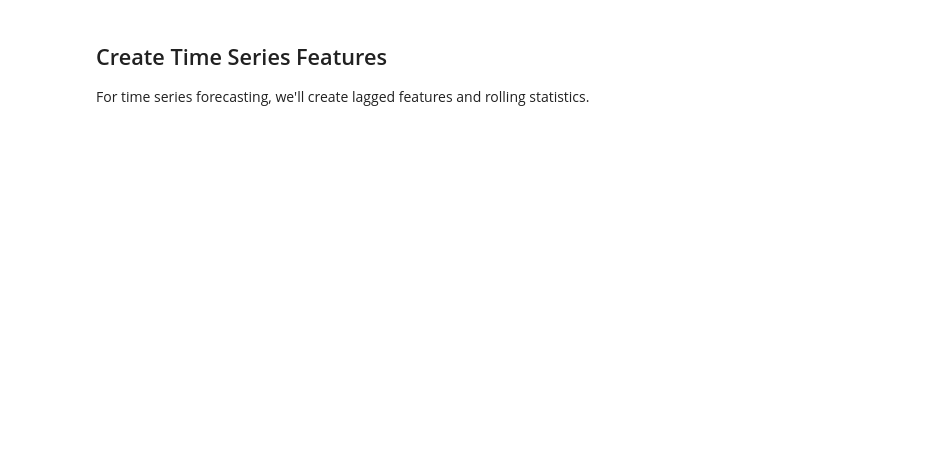
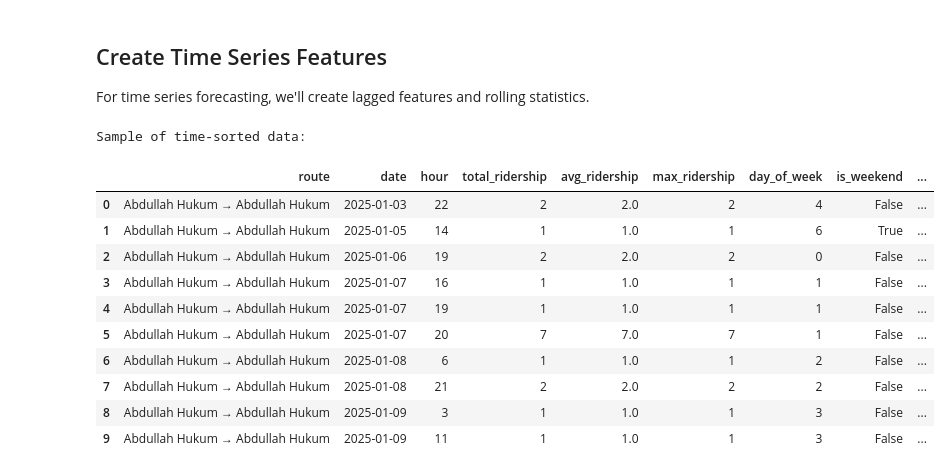
Before and after one commit to ymymei/komuter-ml-analysis, a Jupyter notebook: notebooks/02_data_preprocessing.ipynb, the cells around one changed output. Drawn from its saved outputs; the diff is of its cells as text; code cells hidden in the pictures; blank space fills up the shorter version.

Commit message:
data preprocessing

```diff
--- a/notebooks/02_data_preprocessing.ipynb
+++ b/notebooks/02_data_preprocessing.ipynb
@@ -58,6 +66,18 @@ Dataset shape: (670599, 5)
 
 Let's convert date and time columns to proper datetime format.
 # %%
+import pandas as pd
+
+# Load the dataset
+try:
+    # Check if df is already defined
+    df.head()
+except NameError:
+    # If df is not defined, load it
+    file_path = '../data/raw/komuter_2025.csv'
+    df = pd.read_csv(file_path) #df is 'DataFrame', which is like digital spreadsheet
+    print("Dataset loaded successfully.")
+
 # Convert date and time columns to datetime
 df['datetime'] = pd.to_datetime(df['date'] + ' ' + df['time'])
 df['date'] = pd.to_datetime(df['date'])
@@ -218,6 +411,11 @@ df[['hour', 'day_of_week', 'hour_sin', 'hour_cos', 'day_of_week_sin', 'day_of_we
 
 Let's aggregate the data by route and hour to create a dataset that's better suited for our dynamic route scheduling system.
 # %%
+import numpy as np
+
+# Reset the index to remove any existing index levels
+df = df.reset_index(drop=True)
+
 # Create an aggregated dataset by route and hour
 route_hour_df = df.groupby(['route', 'date', 'hour']).agg(
     total_ridership=('ridership', 'sum'),
@@ -244,3 +467,27 @@ route_hour_df.head()
 ## Create Time Series Features
 
 For time series forecasting, we'll create lagged features and rolling statistics.
+# %%
+import pandas as pd
+import numpy as np
+
+# Sort the aggregated dataset by route, date and hour to ensure correct time ordering
+route_hour_df = route_hour_df.sort_values(['route', 'date', 'hour']).reset_index(drop=True)
+
+# Display sample of the sorted data
+print("Sample of time-sorted data:")
+sample_route = route_hour_df['route'].iloc[0]  # Get first route for sample
+route_hour_df[route_hour_df['route'] == sample_route].head(10)
+# %% [output]
+Sample of time-sorted data:
+|  | route | date | hour | total_ridership | avg_ridership | max_ridership | day_of_week | is_weekend | ... |
+| 0 | Abdullah Hukum → Abdullah Hukum | 2025-01-03 | 22 | 2 | 2.0 | 2 | 4 | False | ... |
+| 1 | Abdullah Hukum → Abdullah Hukum | 2025-01-05 | 14 | 1 | 1.0 | 1 | 6 | True | ... |
+| 2 | Abdullah Hukum → Abdullah Hukum | 2025-01-06 | 19 | 2 | 2.0 | 2 | 0 | False | ... |
+| 3 | Abdullah Hukum → Abdullah Hukum | 2025-01-07 | 16 | 1 | 1.0 | 1 | 1 | False | ... |
+| 4 | Abdullah Hukum → Abdullah Hukum | 2025-01-07 | 19 | 1 | 1.0 | 1 | 1 | False | ... |
+| 5 | Abdullah Hukum → Abdullah Hukum | 2025-01-07 | 20 | 7 | 7.0 | 7 | 1 | False | ... |
+| 6 | Abdullah Hukum → Abdullah Hukum | 2025-01-08 | 6 | 1 | 1.0 | 1 | 2 | False | ... |
+| 7 | Abdullah Hukum → Abdullah Hukum | 2025-01-08 | 21 | 2 | 2.0 | 2 | 2 | False | ... |
+| 8 | Abdullah Hukum → Abdullah Hukum | 2025-01-09 | 3 | 1 | 1.0 | 1 | 3 | False | ... |
+| 9 | Abdullah Hukum → Abdullah Hukum | 2025-01-09 | 11 | 1 | 1.0 | 1 | 3 | False | ... |
```
Also changed, not shown: parts of 30 cells of this notebook, 2 other files.
